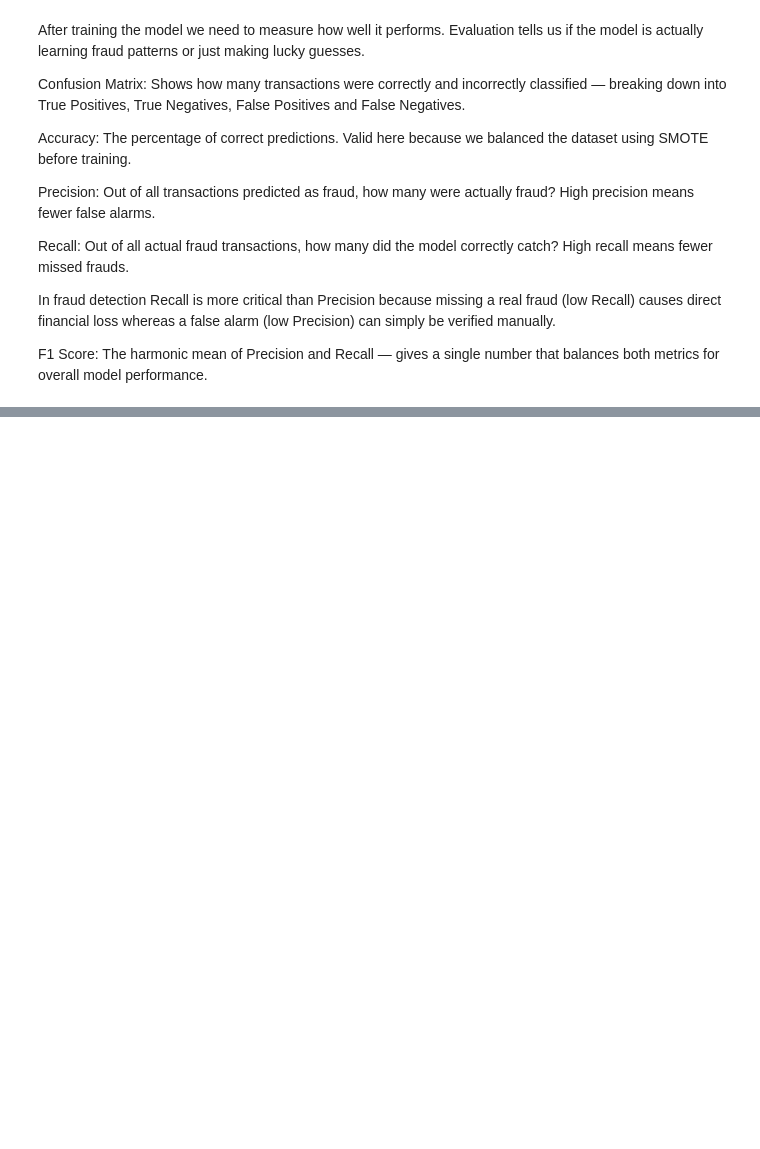
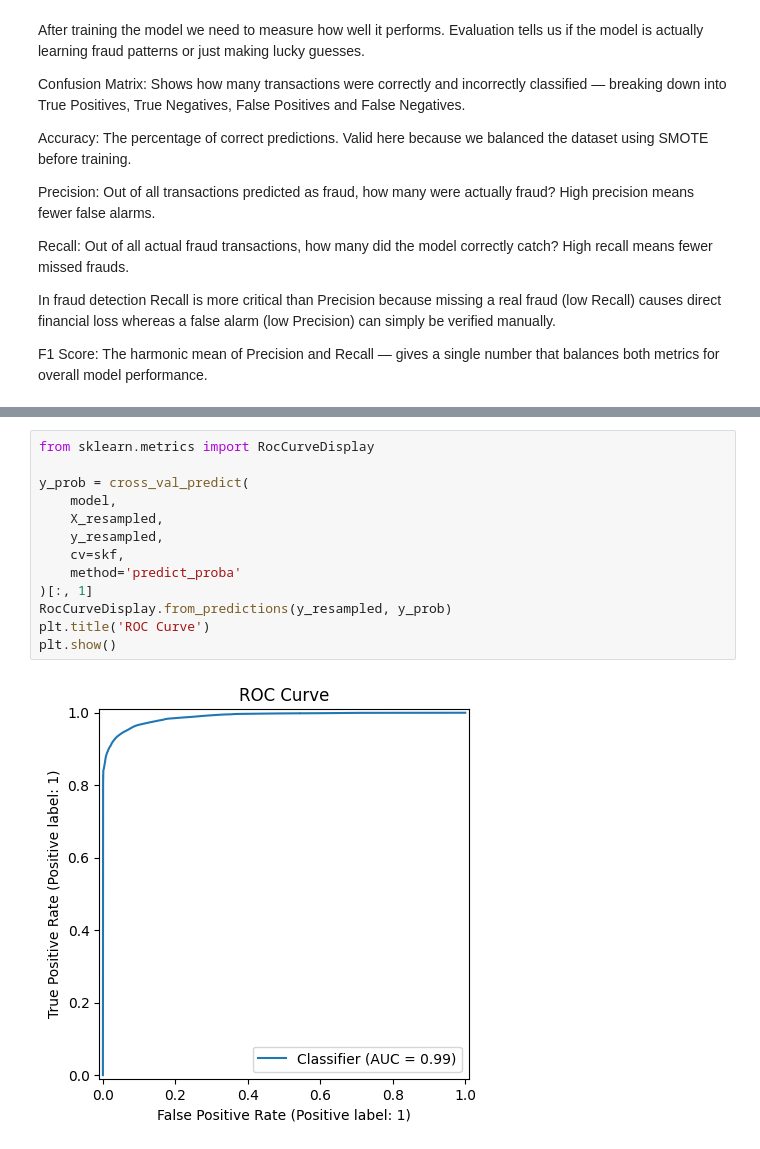
Before and after one commit to Jeeshan-Shrestha/Credit-Card-Fraud-Detection-Model, a Jupyter notebook: main.ipynb, the cells around one changed output, grey strips where cells are left out. Drawn from its saved outputs; the diff is of its cells as text; blank space fills up the shorter version.

```diff
--- a/main.ipynb
+++ b/main.ipynb
@@ -697,0 +605,15 @@ plt.show()
+# %%
+from sklearn.metrics import RocCurveDisplay
+
+y_prob = cross_val_predict(
+    model,
+    X_resampled,
+    y_resampled,
+    cv=skf,
+    method='predict_proba'
+)[:, 1]
+RocCurveDisplay.from_predictions(y_resampled, y_prob)
+plt.title('ROC Curve')
+plt.show()
+# %% [output]
+[figure, added]
```
Also changed, not shown: parts of 16 cells of this notebook.
